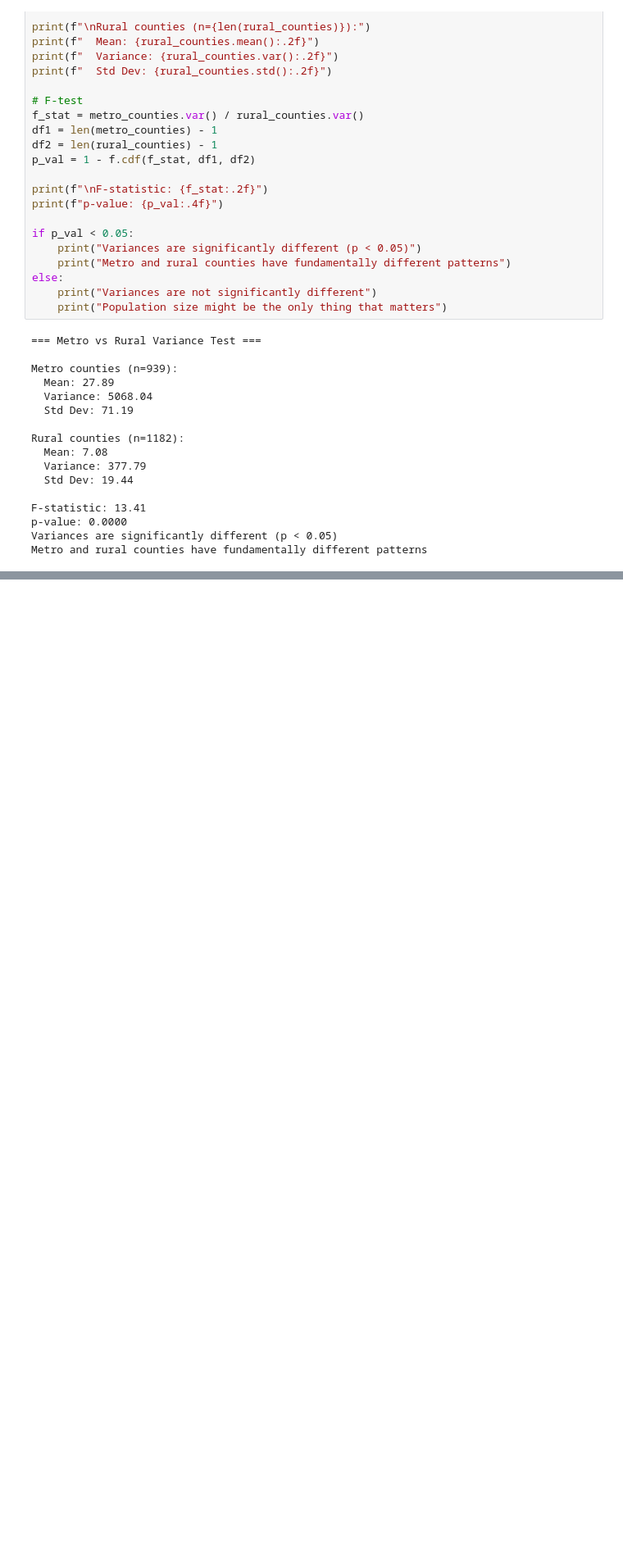
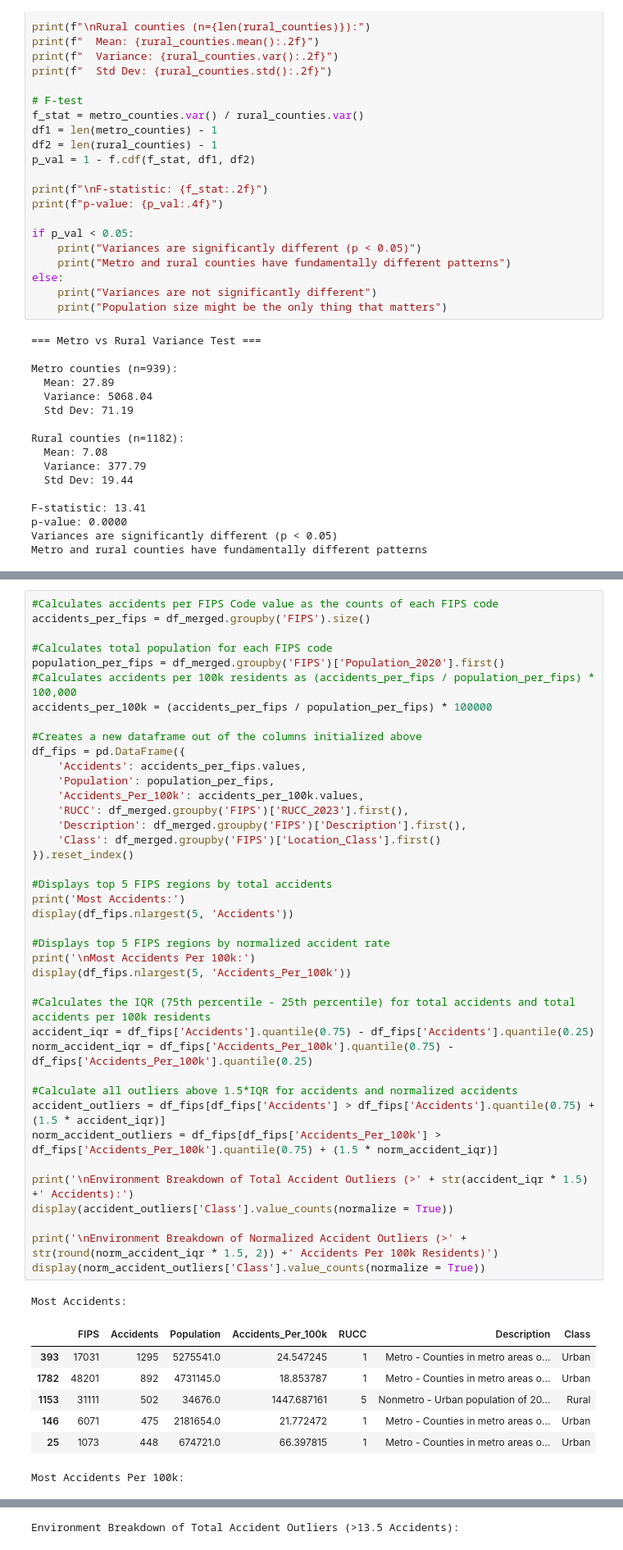
Before and after one commit to TimothyHHMai/rail-risk-census-analysis-521, a Jupyter notebook: notebooks/phase-1-proposal.ipynb, the cells around one changed output, grey strips where cells are left out. Shown at 82% size. Cells and saved outputs as stored; diff of their text form; blank space fills up the shorter version.

```diff
--- a/notebooks/phase-1-proposal.ipynb
+++ b/notebooks/phase-1-proposal.ipynb
@@ -564,0 +473,49 @@ Environment breakdown of top 10%:
+# %%
+#Calculates accidents per FIPS Code value as the counts of each FIPS code
+accidents_per_fips = df_merged.groupby('FIPS').size()
+
+#Calculates total population for each FIPS code
+population_per_fips = df_merged.groupby('FIPS')['Population_2020'].first()
+#Calculates accidents per 100k residents as (accidents_per_fips / population_per_fips) * 100,000
+accidents_per_100k = (accidents_per_fips / population_per_fips) * 100000
+
+#Creates a new dataframe out of the columns initialized above
+df_fips = pd.DataFrame({
+    'Accidents': accidents_per_fips.values,
+    'Population': population_per_fips,
+    'Accidents_Per_100k': accidents_per_100k.values,
+    'RUCC': df_merged.groupby('FIPS')['RUCC_2023'].first(),
+    'Description': df_merged.groupby('FIPS')['Description'].first(),
+    'Class': df_merged.groupby('FIPS')['Location_Class'].first()
+}).reset_index()
+
+#Displays top 5 FIPS regions by total accidents
+print('Most Accidents:')
+display(df_fips.nlargest(5, 'Accidents'))
+
+#Displays top 5 FIPS regions by normalized accident rate
+print('\nMost Accidents Per 100k:')
+display(df_fips.nlargest(5, 'Accidents_Per_100k'))
+
+#Calculates the IQR (75th percentile - 25th percentile) for total accidents and total accidents per 100k residents
+accident_iqr = df_fips['Accidents'].quantile(0.75) - df_fips['Accidents'].quantile(0.25)
+norm_accident_iqr = df_fips['Accidents_Per_100k'].quantile(0.75) - df_fips['Accidents_Per_100k'].quantile(0.25)
+
+#Calculate all outliers above 1.5*IQR for accidents and normalized accidents
+accident_outliers = df_fips[df_fips['Accidents'] > df_fips['Accidents'].quantile(0.75) + (1.5 * accident_iqr)]
+norm_accident_outliers = df_fips[df_fips['Accidents_Per_100k'] >  df_fips['Accidents_Per_100k'].quantile(0.75) + (1.5 * norm_accident_iqr)]
+
+print('\nEnvironment Breakdown of Total Accident Outliers (>' + str(accident_iqr * 1.5) +' Accidents):')
+display(accident_outliers['Class'].value_counts(normalize = True))
+
+print('\nEnvironment Breakdown of Normalized Accident Outliers (>' + str(round(norm_accident_iqr * 1.5, 2)) +' Accidents Per 100k Residents)')
+display(norm_accident_outliers['Class'].value_counts(normalize = True))
+# %% [output]
+Most Accidents:
+|  | FIPS | Accidents | Population | Accidents_Per_100k | RUCC | Description | Class |
+| 393 | 17031 | 1295 | 5275541.0 | 24.547245 | 1 | Metro - Counties in metro areas o... | Urban |
+| 1782 | 48201 | 892 | 4731145.0 | 18.853787 | 1 | Metro - Counties in metro areas o... | Urban |
+| 1153 | 31111 | 502 | 34676.0 | 1447.687161 | 5 | Nonmetro - Urban population of 20... | Rural |
+| 146 | 6071 | 475 | 2181654.0 | 21.772472 | 1 | Metro - Counties in metro areas o... | Urban |
+| 25 | 1073 | 448 | 674721.0 | 66.397815 | 1 | Metro - Counties in metro areas o... | Urban |
+Most Accidents Per 100k:
@@ -564,0 +528 @@ Environment breakdown of top 10%:
+Environment Breakdown of Total Accident Outliers (>13.5 Accidents):
```
Also changed, not shown: parts of 24 cells of this notebook.
